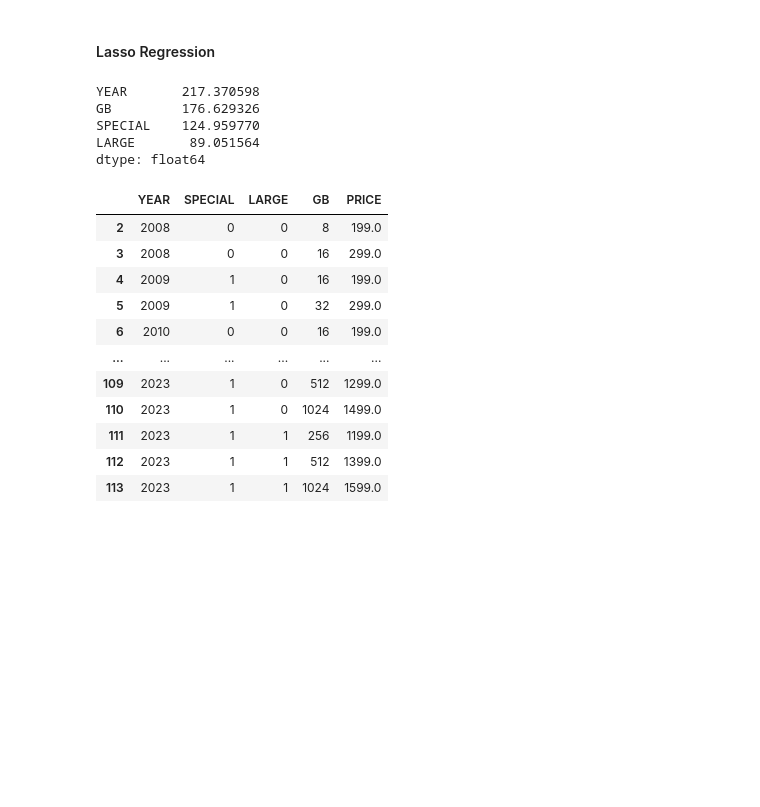
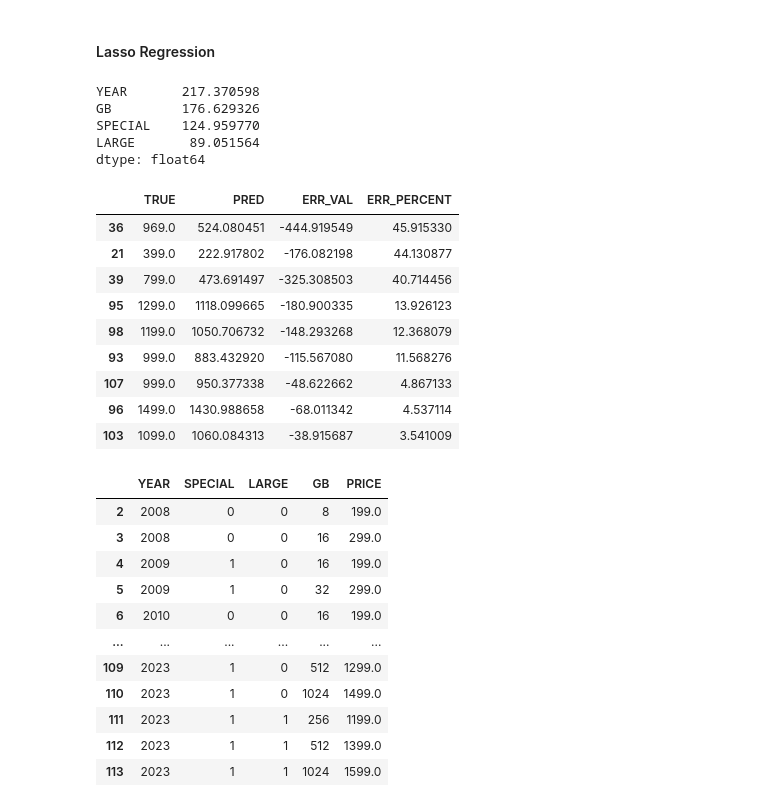
Before and after one commit to Tahsin-T-Ahmed/iphone-price-prediction-ai, a Jupyter notebook: model.ipynb, the cells around one changed output. Cells and saved outputs as stored; diff of their text form; code cells hidden in the pictures; blank space fills up the shorter version.

Commit message:
display first lasso's true-pred-error comparison chart

```diff
--- a/model.ipynb
+++ b/model.ipynb
@@ -331,34 +331,56 @@ iphones_lasso1 = iphones.copy()
 # set numerical and binary features for Lasso
 numerical_features_lasso1 = ["YEAR", "GB"]
 binary_features_lasso1 = ["SPECIAL", "LARGE"]
 
 X_lasso1 = iphones_lasso1[numerical_features_lasso1 + binary_features_lasso1]
 y_lasso1 = iphones_lasso1["PRICE"]
 
 # train-test split on lasso1 dataset
 X_lasso1_train, X_lasso1_test, y_lasso1_train, y_lasso1_test = train_test_split(X_lasso1, y_lasso1,
                                                                             test_size = 9/99,
                                                                             random_state = 1
                                                                             )
 
 # standardize numerical features of Lasso dataset
 scaler.fit(X_lasso1_train[numerical_features_lasso1])
 X_lasso1_train[numerical_features_lasso1] = scaler.fit_transform(X_lasso1_train[numerical_features_lasso1])
 X_lasso1_test[numerical_features_lasso1] = scaler.fit_transform(X_lasso1_test[numerical_features_lasso1])
 
 # train lasso regression model
 lasso1reg = Lasso()
 lasso1reg.fit(X_lasso1_train, y_lasso1_train)
 y_lasso1_pred = lasso1reg.predict(X_lasso1_test)
 
 # display weights of first lasso regression model
-pd.Series(lasso1reg.coef_, index=X_lasso1_train.columns)
+print(pd.Series(lasso1reg.coef_, index=X_lasso1_train.columns))
+
+# prepare and display first lasso regression model's results
+
+lasso1reg_results = pd.DataFrame({
+    "TRUE": y_lasso1_test,
+    "PRED": y_lasso1_pred,
+    "ERR_VAL": y_lasso1_pred - y_lasso1_test
+})
+
+lasso1reg_results["ERR_PERCENT"] = 100 * (lasso1reg_results["ERR_VAL"] / lasso1reg_results["TRUE"]).abs()
+
+lasso1reg_results.sort_values(by="ERR_PERCENT", ascending=False)
 # %% [output]
 YEAR       217.370598
 GB         176.629326
 SPECIAL    124.959770
 LARGE       89.051564
 dtype: float64
+|  | TRUE | PRED | ERR_VAL | ERR_PERCENT |
+| 36 | 969.0 | 524.080451 | -444.919549 | 45.915330 |
+| 21 | 399.0 | 222.917802 | -176.082198 | 44.130877 |
+| 39 | 799.0 | 473.691497 | -325.308503 | 40.714456 |
+| 95 | 1299.0 | 1118.099665 | -180.900335 | 13.926123 |
+| 98 | 1199.0 | 1050.706732 | -148.293268 | 12.368079 |
+| 93 | 999.0 | 883.432920 | -115.567080 | 11.568276 |
+| 107 | 999.0 | 950.377338 | -48.622662 | 4.867133 |
+| 96 | 1499.0 | 1430.988658 | -68.011342 | 4.537114 |
+| 103 | 1099.0 | 1060.084313 | -38.915687 | 3.541009 |
 # %%
 saveOutput(iphones, "iphones_output.csv")
 saveOutput(iphones_linreg, "iphones_linreg_output.csv")
```
